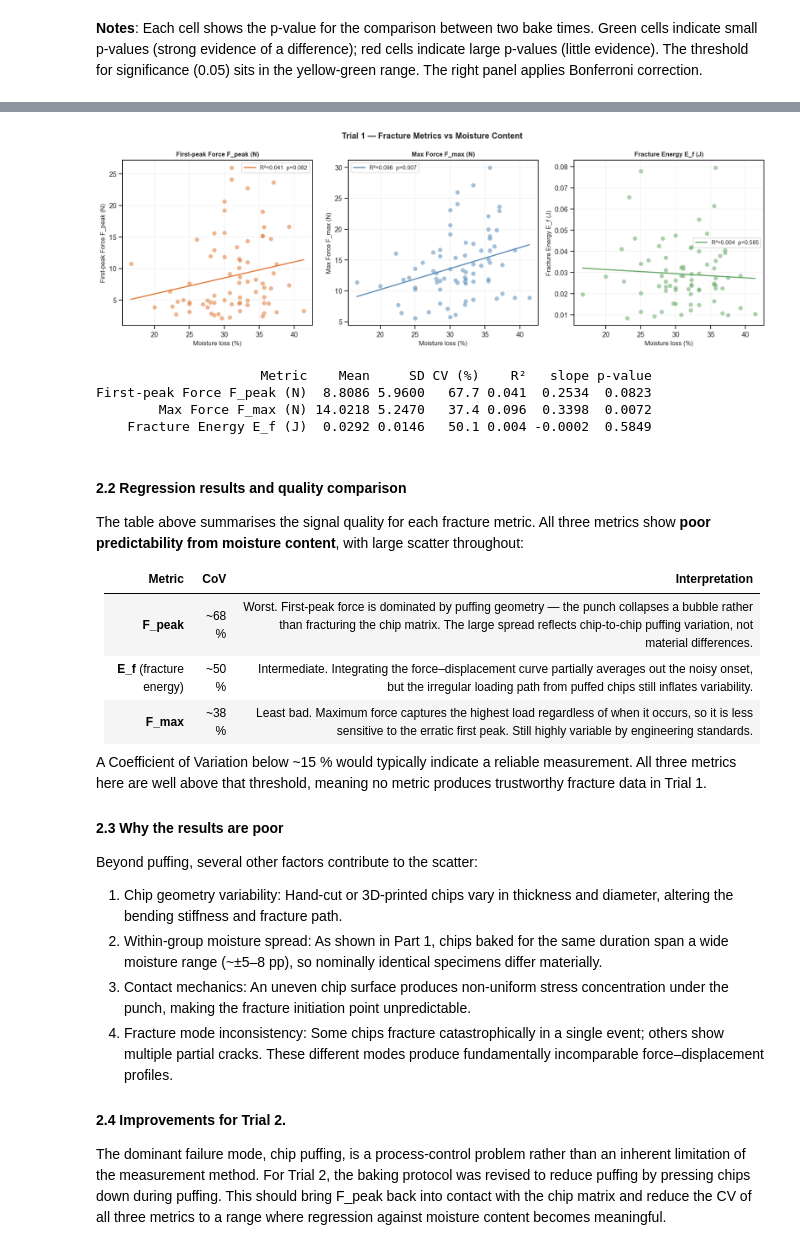
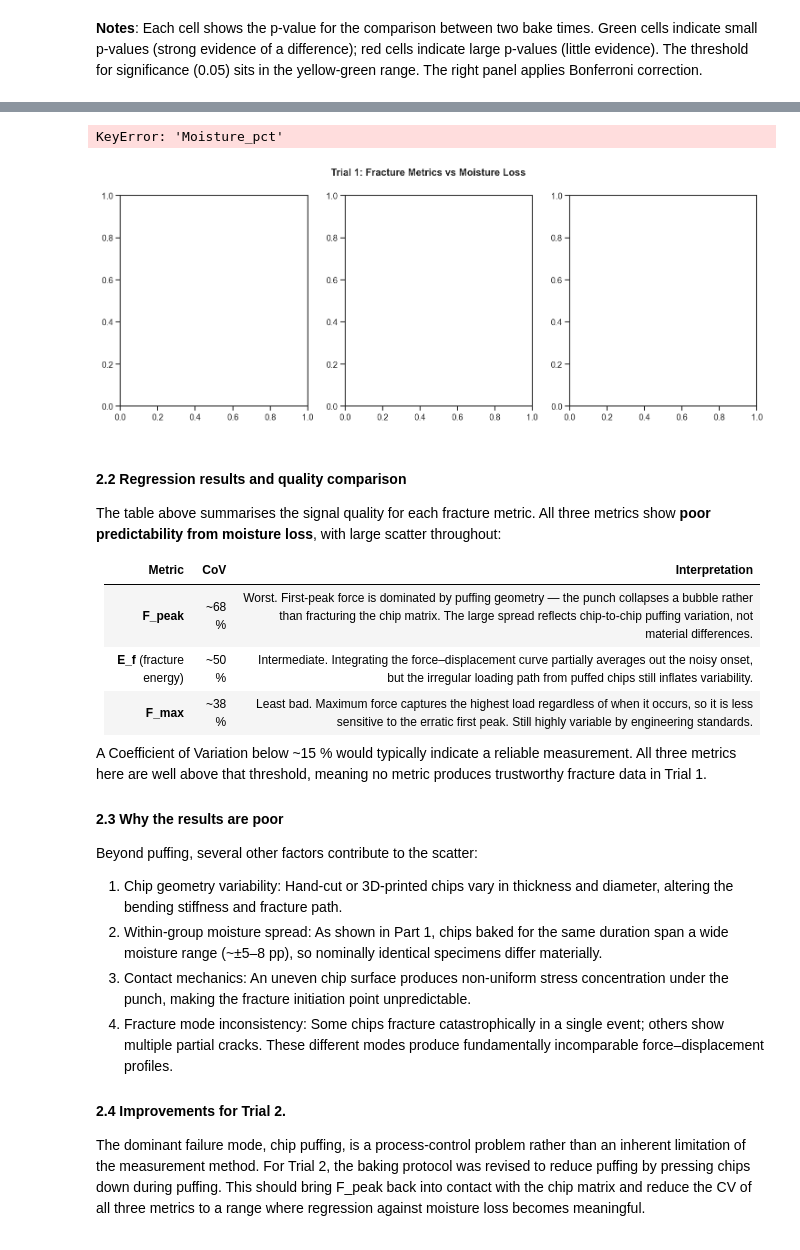
Before and after one commit to reversely/chips, a Jupyter notebook: trial1_analysis.ipynb, the cells around one changed output, grey strips where cells are left out. Cells and saved outputs as stored; diff of their text form; code cells hidden in the pictures.

Commit message:
edits for clarity + addition of trialBrand

```diff
--- a/trial1_analysis.ipynb
+++ b/trial1_analysis.ipynb
@@ -206,7 +206,7 @@ for bt_a, bt_b in pairs:
         'Group B (min)':   bt_b,
         'Mean A (%)':      round(a.mean(), 2),
         'Mean B (%)':      round(b.mean(), 2),
-        'Diff alpha’B (%)':    round(mean_diff, 2),
+        'Diff A-B (%)':    round(mean_diff, 2),
         'SD A (%)':        round(a.std(ddof=1), 2),
         'SD B (%)':        round(b.std(ddof=1), 2),
         'n_A':             len(a),
@@ -214,8 +214,8 @@ for bt_a, bt_b in pairs:
         't-stat':          round(t_stat, 3),
         'p (raw)':         round(p_raw, 4),
         'p (Bonf)':        round(p_bonf, 4),
-        'Sig (raw)':       'âœ“' if p_raw < alpha else '',
-        'Sig (Bonf)':      'âœ“' if p_bonf < alpha else '',
+        'Sig (raw)':       '✓' if p_raw < alpha else '',
+        'Sig (Bonf)':      '✓' if p_bonf < alpha else '',
     })
 
 results_df = pd.DataFrame(results)
@@ -338,58 +344,45 @@ F_max and E_f are less directly corrupted (the chip does eventually fracture) bu
 # %%
-# Part 2 — Fracture mechanics vs moisture content
-import pandas as pd, numpy as np
-import matplotlib.pyplot as plt
-import matplotlib.gridspec as gridspec
-from scipy import stats
-
-df = pd.read_csv('fracture_energy_trial1.csv')
-df = df.dropna(subset=['Bake time (min)', 'Moisture loss', 'PeakForce_N', 'MaxForce_N', 'FractureEnergy_J'])
-df['Moisture_pct'] = df['Moisture loss'] * 100
-
 metrics = [
     ('PeakForce_N',       'First-peak Force F_peak (N)',  '#e07b39'),
     ('MaxForce_N',        'Max Force F_max (N)',           '#5b8db8'),
     ('FractureEnergy_J',  'Fracture Energy E_f (J)',       '#6aab6a'),
 ]
 
 fig, axes = plt.subplots(1, 3, figsize=(15, 5))
-fig.suptitle('Trial 1 — Fracture Metrics vs Moisture Content', fontsize=13, fontweight='bold')
+fig.suptitle('Trial 1: Fracture Metrics vs Moisture Loss', fontsize=13, fontweight='bold')
 
 summary_rows = []
 for ax, (col, label, color) in zip(axes, metrics):
-    x = df['Moisture_pct'].values
+    x = df['Moisture_loss_pct'].values
     y = df[col].values
     slope, intercept, r, p, se = stats.linregress(x, y)
     r2 = r**2
     cv = y.std() / y.mean() * 100
 
     ax.scatter(x, y, color=color, alpha=0.55, edgecolors='white', linewidth=0.4, s=50)
     xfit = np.linspace(x.min(), x.max(), 200)
     ax.plot(xfit, slope * xfit + intercept, color=color, linewidth=1.8, label=f'R²={r2:.3f}  p={p:.3f}')
     ax.set_xlabel('Moisture loss (%)', fontsize=10)
     ax.set_ylabel(label, fontsize=10)
     ax.set_title(label, fontsize=10, fontweight='bold')
     ax.legend(fontsize=9)
     ax.grid(alpha=0.25)
 
-    summary_rows.append({'Metric': label, 'Mean': f"{y.mean():.4f}", 'SD': f"{y.std():.4f}",
+    summary_rows.append({'Metric': label, 'n': len(y), 'Mean': f"{y.mean():.4f}", 'SD': f"{y.std():.4f}",
                           'CV (%)': f"{cv:.1f}", 'R²': f"{r2:.3f}", 'slope': f"{slope:.4f}", 'p-value': f"{p:.4f}"})
 
 plt.tight_layout()
 plt.show()
 
 summary_df = pd.DataFrame(summary_rows)
 print(summary_df.to_string(index=False))
 # %% [output]
+KeyError: 'Moisture_pct'
-[figure, old version]
+[figure, new version]
-                     Metric    Mean     SD CV (%)    R²   slope p-value
-First-peak Force F_peak (N)  8.8086 5.9600   67.7 0.041  0.2534  0.0823
-        Max Force F_max (N) 14.0218 5.2470   37.4 0.096  0.3398  0.0072
-    Fracture Energy E_f (J)  0.0292 0.0146   50.1 0.004 -0.0002  0.5849
 # %% [markdown]
 #### 2.2 Regression results and quality comparison
 
-The table above summarises the signal quality for each fracture metric. All three metrics show **poor predictability from moisture content**, with large scatter throughout:
+The table above summarises the signal quality for each fracture metric. All three metrics show **poor predictability from moisture loss**, with large scatter throughout:
 
 | Metric | CoV | Interpretation |
 |---|---|---|
@@ -410,4 +403,4 @@ Beyond puffing, several other factors contribute to the scatter:
 
 #### 2.4 Improvements for Trial 2.
 
-The dominant failure mode, chip puffing, is a process-control problem rather than an inherent limitation of the measurement method. For Trial 2, the baking protocol was revised to reduce puffing by pressing chips down during puffing. This should bring F_peak back into contact with the chip matrix and reduce the CV of all three metrics to a range where regression against moisture content becomes meaningful.
+The dominant failure mode, chip puffing, is a process-control problem rather than an inherent limitation of the measurement method. For Trial 2, the baking protocol was revised to reduce puffing by pressing chips down during puffing. This should bring F_peak back into contact with the chip matrix and reduce the CV of all three metrics to a range where regression against moisture loss becomes meaningful.
```
Also changed, not shown: parts of 8 cells of this notebook, 1 other file.
